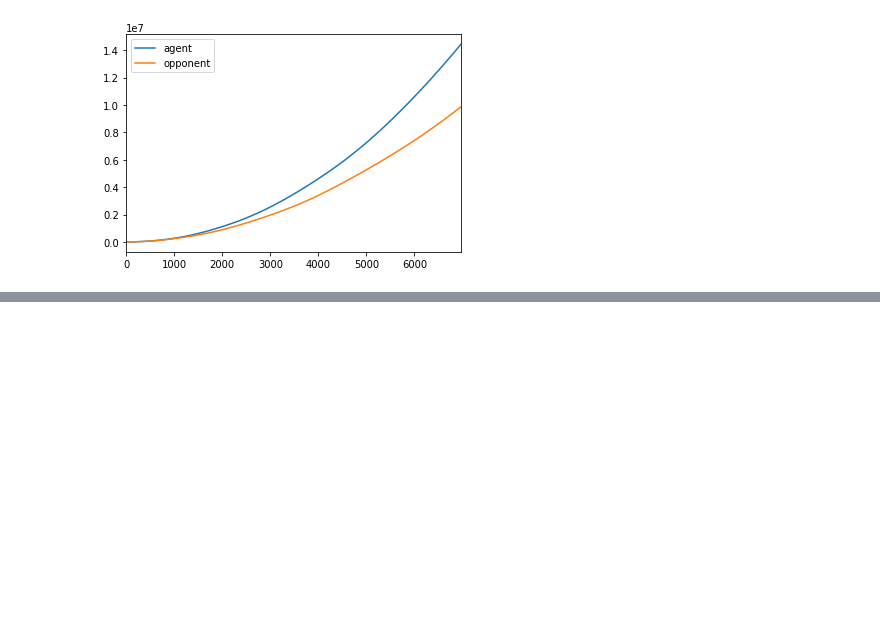
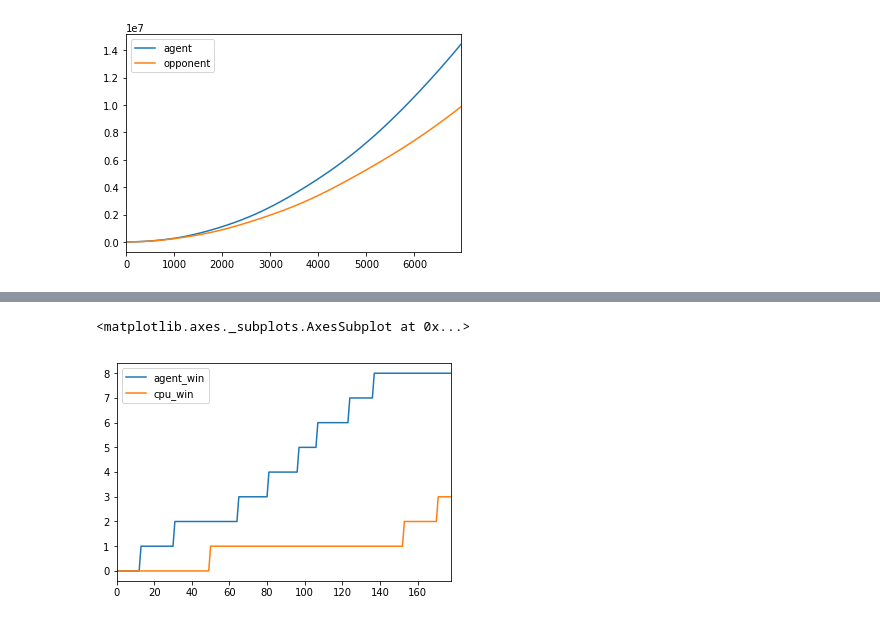
Before and after one commit to Positronic-IO/air-hockey-training-environment, a Jupyter notebook: analysis/ddqn.ipynb, the cells around one changed output, grey strips where cells are left out. Saved outputs shown, nothing was run; the diff lists cells and outputs as text; code cells hidden in the pictures; blank space fills up the shorter version.

```diff
--- a/analysis/ddqn.ipynb
+++ b/analysis/ddqn.ipynb
@@ -178,0 +196,7 @@ df.cumsum().plot()
+# %%
+filename = os.path.join(path, "results/ddqn-v2_04_17_19.csv")
+df = pd.read_csv(filename)
+df = df.drop(["0"], axis=1)
+# %%
+df.columns = ["agent", "opponent", "agent_win", "cpu_win", "cumu_reward"]
+df.head()
@@ -178,0 +210,9 @@ df.cumsum().plot()
+# %%
+# Cumulative wins
+ts = pd.DataFrame()
+ts["agent_win"] = df["agent_win"]
+ts["cpu_win"] = df["cpu_win"]
+ts.cumsum().plot()
+# %% [output]
+<matplotlib.axes._subplots.AxesSubplot at 0x...>
+[figure, added]
```
Also changed, not shown: parts of 5 cells of this notebook, 2 other files.
